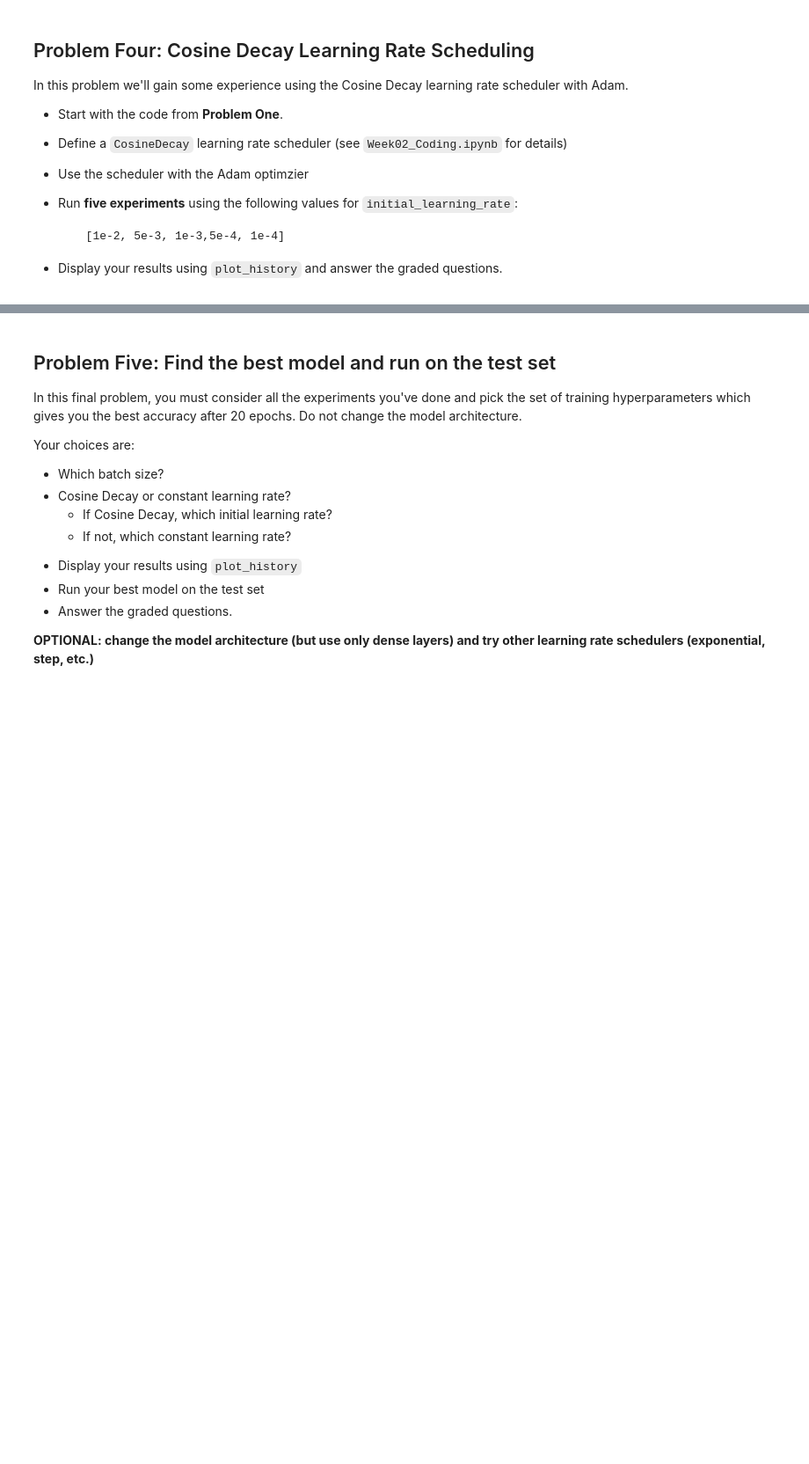
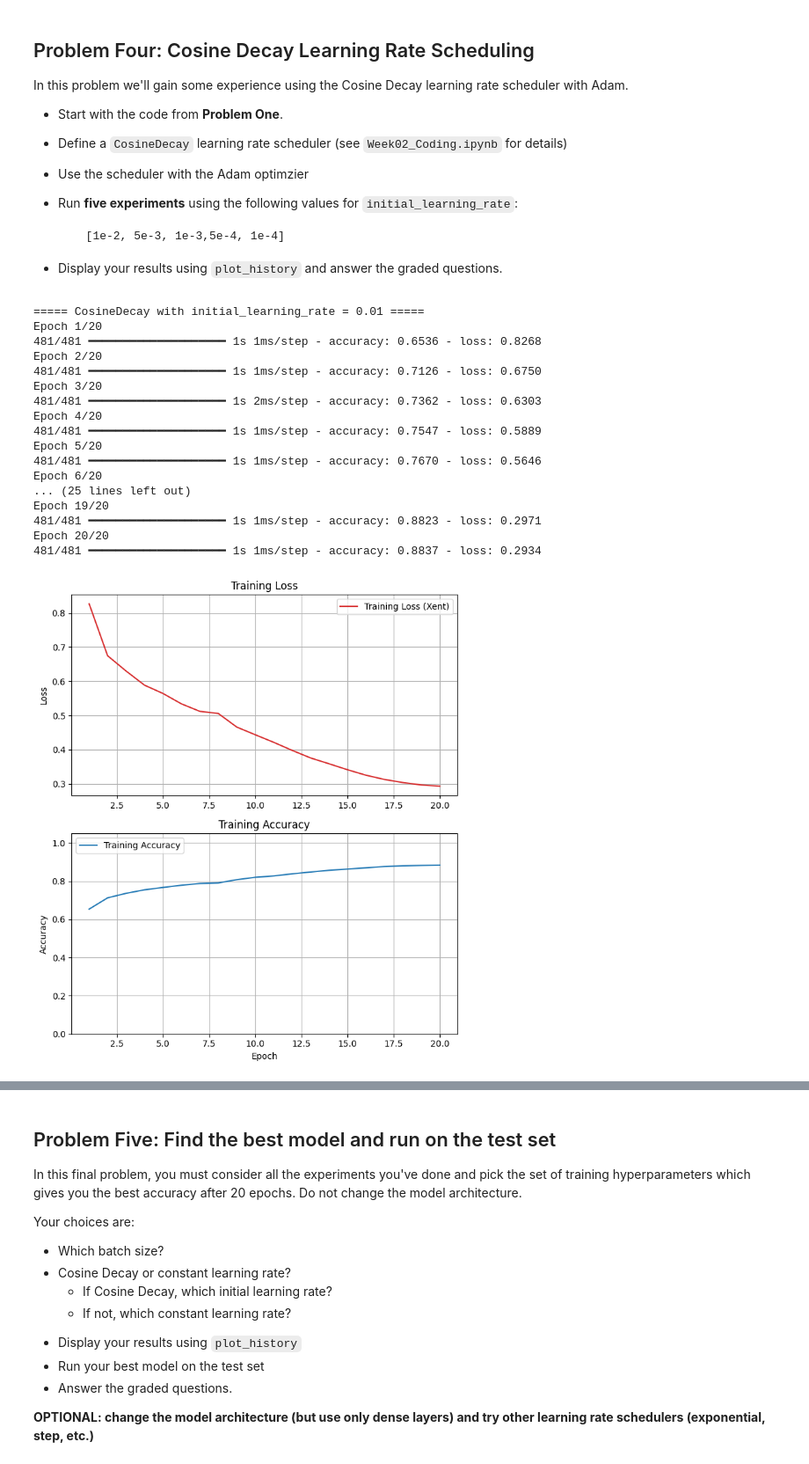
Before and after one commit to auwineza/Mod7-Week2, a Jupyter notebook: Homework_02 (1).ipynb, the cells around one changed output, grey strips where cells are left out. Shown at 88% size. Cells and saved outputs as stored; diff of their text form; code cells hidden in the pictures; blank space fills up the shorter version.

```diff
--- a/Homework_02 (1).ipynb
+++ b/Homework_02 (1).ipynb
@@ -349,3 +588,73 @@ In this problem we'll gain some experience using the Cosine Decay learning rate
 * Display your results using `plot_history` and answer the graded questions.
 # %%
 # Your code here
+
+import numpy as np
+import tensorflow as tf
+from tensorflow.keras.models import Sequential
+from tensorflow.keras.layers import Input, Dense
+from tensorflow.keras.optimizers import Adam
+from tensorflow.keras.optimizers.schedules import CosineDecay
+
+initial_lrs = [1e-2, 5e-3, 1e-3, 5e-4, 1e-4]
+epochs = 20
+batch_size = 32
+
+steps_per_epoch = int(np.ceil(len(X_train) / batch_size))
+decay_steps = steps_per_epoch * epochs
+
+cos_histories = {}
+
+for init_lr in initial_lrs:
+    tf.keras.backend.clear_session()
+
+    # Cosine decay schedule
+    lr_schedule = CosineDecay(
+        initial_learning_rate=init_lr,
+        decay_steps=decay_steps
+    )
+
+    # Build baseline model
+    model = Sequential([
+        Input(shape=(X_train.shape[1],)),
+        Dense(64, activation='relu'),
+        Dense(32, activation='relu'),
+        Dense(7, activation='softmax')
+    ])
+
+    # Compile with Adam using the schedule
+    model.compile(
+        optimizer=Adam(learning_rate=lr_schedule),
+        loss='sparse_categorical_crossentropy',
+        metrics=['accuracy']
+    )
+
+    print(f"\n===== CosineDecay with initial_learning_rate = {init_lr} =====")
+    history = model.fit(
+        X_train, y_train,
+        epochs=epochs,
+        batch_size=batch_size,
+        verbose=1
+    )
+
+    cos_histories[init_lr] = history
+    plot_history(history)
+# %% [output]
+===== CosineDecay with initial_learning_rate = 0.01 =====
+Epoch 1/20
+481/481 ━━━━━━━━━━━━━━━━━━━━ 1s 1ms/step - accuracy: 0.6536 - loss: 0.8268
+Epoch 2/20
+481/481 ━━━━━━━━━━━━━━━━━━━━ 1s 1ms/step - accuracy: 0.7126 - loss: 0.6750
+Epoch 3/20
+481/481 ━━━━━━━━━━━━━━━━━━━━ 1s 2ms/step - accuracy: 0.7362 - loss: 0.6303
+Epoch 4/20
+481/481 ━━━━━━━━━━━━━━━━━━━━ 1s 1ms/step - accuracy: 0.7547 - loss: 0.5889
+Epoch 5/20
+481/481 ━━━━━━━━━━━━━━━━━━━━ 1s 1ms/step - accuracy: 0.7670 - loss: 0.5646
+Epoch 6/20
+... (25 lines left out)
+Epoch 19/20
+481/481 ━━━━━━━━━━━━━━━━━━━━ 1s 1ms/step - accuracy: 0.8823 - loss: 0.2971
+Epoch 20/20
+481/481 ━━━━━━━━━━━━━━━━━━━━ 1s 1ms/step - accuracy: 0.8837 - loss: 0.2934
+[figure, added]
```
Also changed, not shown: parts of 20 cells of this notebook.
